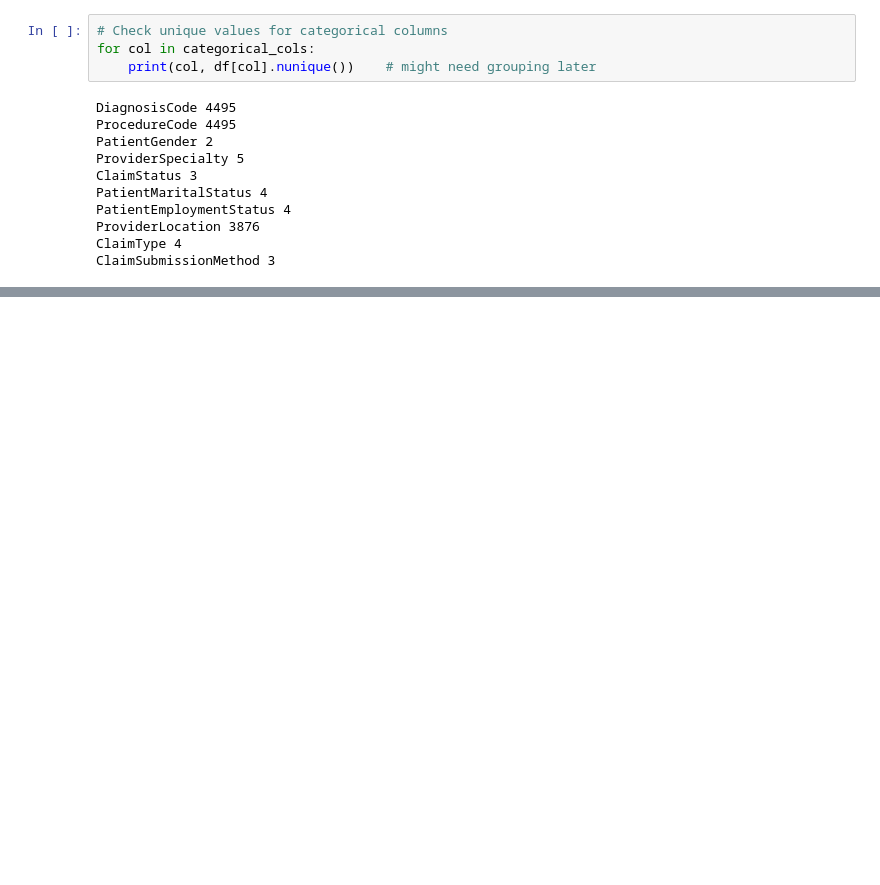
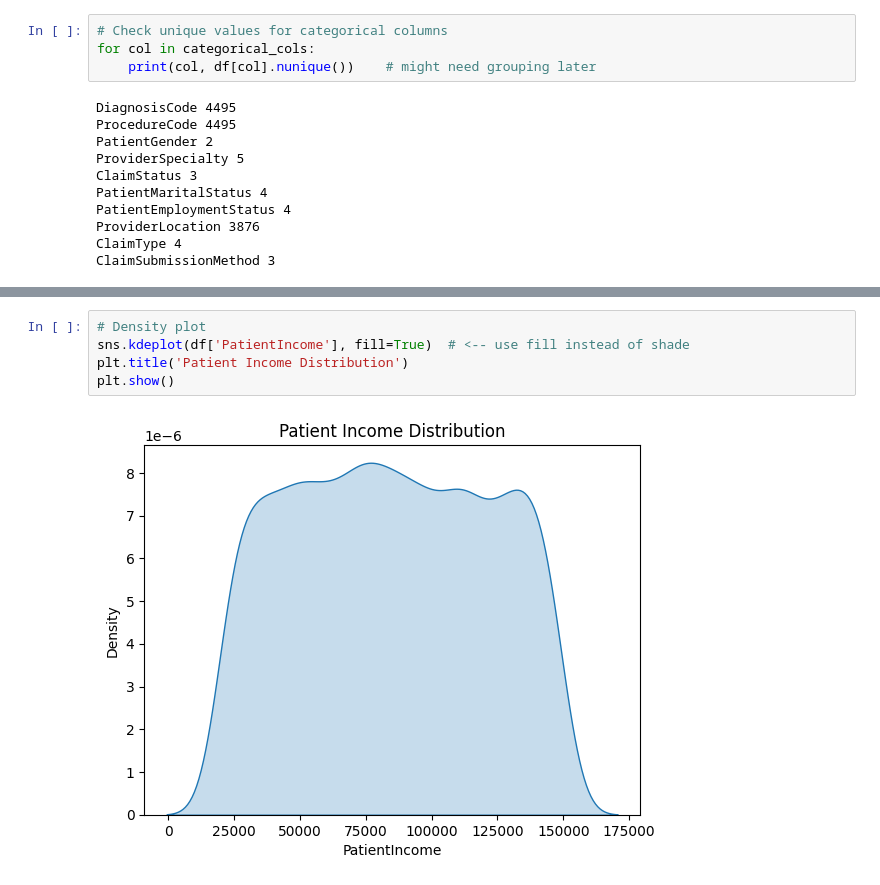
Before and after one commit to Bibek-Repository/US-Healthcare-Claims-Data-Analysis, a Jupyter notebook: EDA.ipynb, the cells around one changed output, grey strips where cells are left out. Saved outputs shown, nothing was run; the diff lists cells and outputs as text; blank space fills up the shorter version.

```diff
--- a/EDA.ipynb
+++ b/EDA.ipynb
@@ -173,0 +197,7 @@ ClaimSubmissionMethod 3
+# %%
+# Density plot
+sns.kdeplot(df['PatientIncome'], fill=True)  # <-- use fill instead of shade
+plt.title('Patient Income Distribution')
+plt.show()
+# %% [output]
+[figure, added]
```
Also changed, not shown: parts of 29 cells of this notebook, 3 other files.
